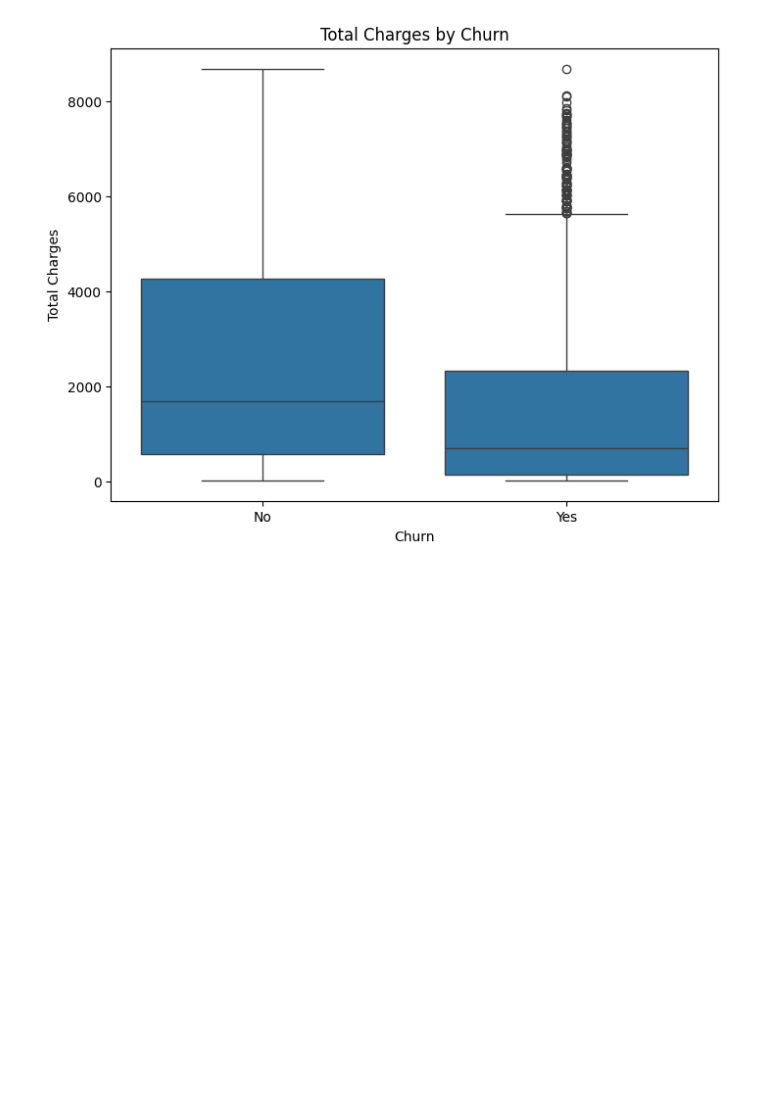
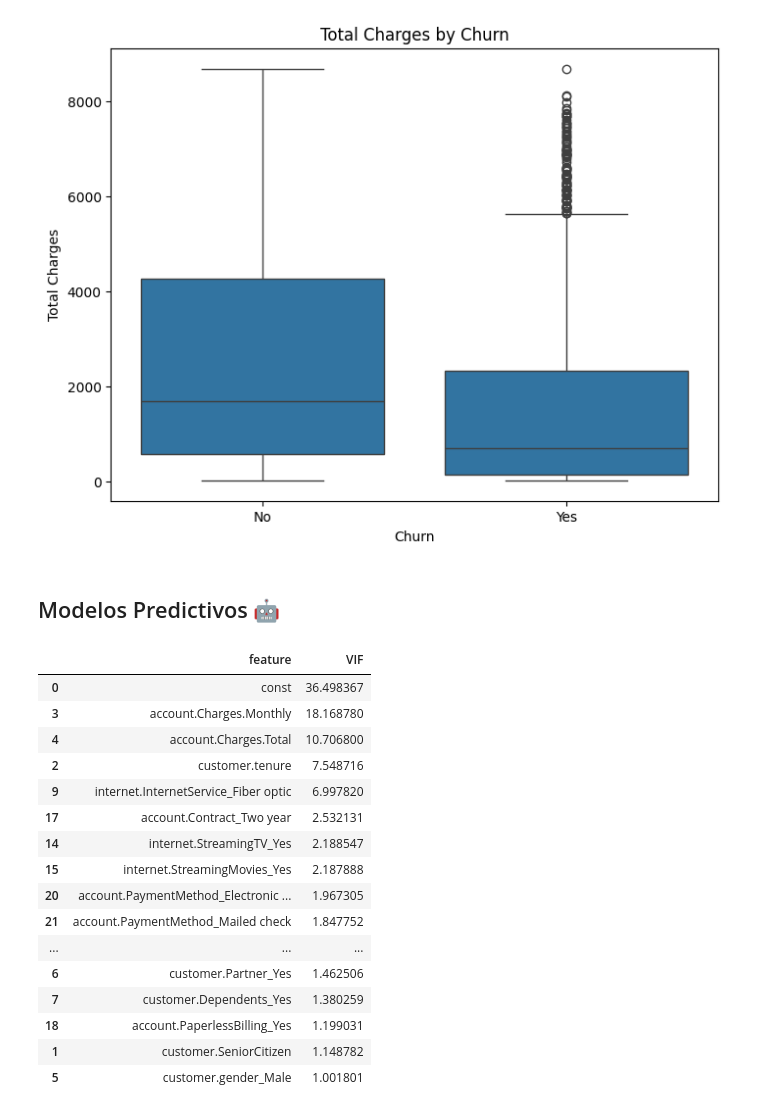
Before and after one commit to SamilG2/challenge-telecomx-02, a Jupyter notebook: TelecomX02_LATAM.ipynb, the cells around one changed output. Cells and saved outputs as stored; diff of their text form; code cells hidden in the pictures; blank space fills up the shorter version.

Commit message:
Modelado Predictivo

```diff
--- a/TelecomX02_LATAM.ipynb
+++ b/TelecomX02_LATAM.ipynb
@@ -281,3 +281,63 @@ plt.show()
 # %% [output]
 [figure]
 [figure]
+# %% [markdown]
+## Modelos Predictivos 🤖
+# %%
+# Análisis Multicolinealidad para Regresión Logística
+from statsmodels.stats.outliers_influence import variance_inflation_factor
+from statsmodels.tools.tools import add_constant
+# Evitamos incluir la variable objetivo en el cálculo VIF.
+X = df_encoded.drop(columns=['Churn_Yes'])
+# Se añade un constante
+X_const = add_constant(X)
+# %%
+from statsmodels.stats.outliers_influence import variance_inflation_factor
+import statsmodels.api as sm
+
+# ====== Etapa 1: Copiar X original para não modificar o original ======
+X_filtered = X_const.copy()
+
+# ====== Etapa 2: Remover variáveis com multicolinearidade perfeita (VIF = inf) ======
+cols_to_drop = [
+    "phone.PhoneService_Yes",               # Altamente colinear com "MultipleLines"
+    "phone.MultipleLines_No phone service"  # Redundante com ausência de telefone
+]
+X_filtered.drop(columns=cols_to_drop, inplace=True)
+
+# ====== Etapa 3: Remover redundâncias fortes entre variáveis numéricas ======
+# Se 'Total.Day' e 'Charges.Total' são derivados de 'Monthly' e 'tenure', mantemos só um
+X_filtered.drop(columns=["Cuentas_Diarias"], inplace=True)
+
+# ====== Etapa 4: Remover redundância entre dummies da mesma variável categórica ======
+# Se usou get_dummies sem drop_first, você tem dummies redundantes para InternetService
+X_filtered.drop(columns=["internet.InternetService_No"], inplace=True)
+
+# ====== Etapa 5: Garantir que os dados estão em float para o VIF funcionar ======
+X_filtered = X_filtered.astype(float)
+
+# ====== Etapa 6: Recalcular o VIF ======
+vif_data = pd.DataFrame()
+vif_data["feature"] = X_filtered.columns
+vif_data["VIF"] = [variance_inflation_factor(X_filtered.values, i) for i in range(X_filtered.shape[1])]
+
+# ====== Etapa 7: Exibir os resultados ======
+display(vif_data.sort_values(by="VIF", ascending=False))
+# %% [output]
+|  | feature | VIF |
+| 0 | const | 36.498367 |
+| 3 | account.Charges.Monthly | 18.168780 |
+| 4 | account.Charges.Total | 10.706800 |
+| 2 | customer.tenure | 7.548716 |
+| 9 | internet.InternetService_Fiber optic | 6.997820 |
+| 17 | account.Contract_Two year | 2.532131 |
+| 14 | internet.StreamingTV_Yes | 2.188547 |
+| 15 | internet.StreamingMovies_Yes | 2.187888 |
+| 20 | account.PaymentMethod_Electronic ... | 1.967305 |
+| 21 | account.PaymentMethod_Mailed check | 1.847752 |
+| ... | ... | ... |
+| 6 | customer.Partner_Yes | 1.462506 |
+| 7 | customer.Dependents_Yes | 1.380259 |
+| 18 | account.PaperlessBilling_Yes | 1.199031 |
+| 1 | customer.SeniorCitizen | 1.148782 |
+| 5 | customer.gender_Male | 1.001801 |
```
Also changed, not shown: parts of 9 cells of this notebook.
